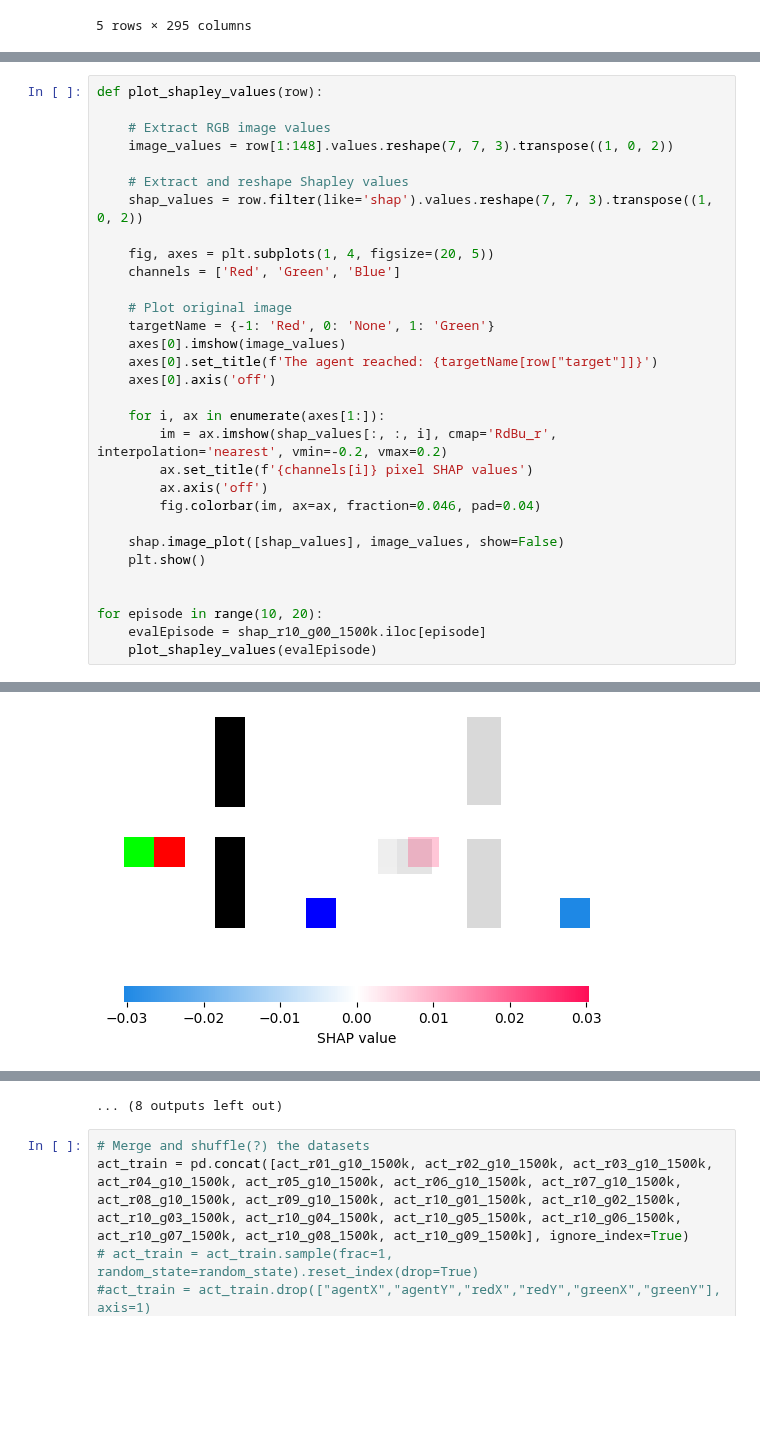
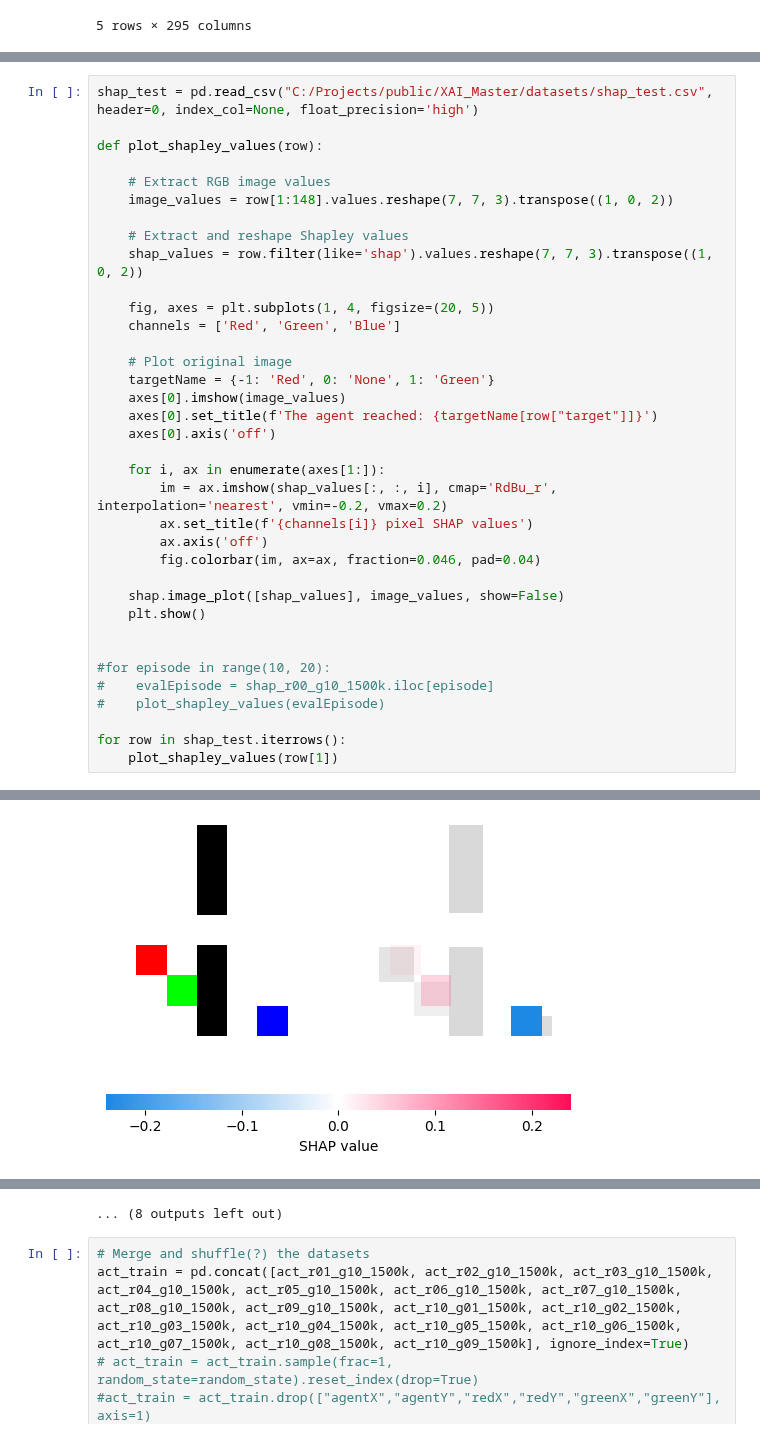
Before and after one commit to gunhamn/public, a Jupyter notebook: XAI_Master/Evaluate_datapoints.ipynb, the cells around one changed output, grey strips where cells are left out. Drawn from its saved outputs; the diff is of its cells as text; blank space fills up the shorter version.

Commit message:
Implemented shap background data creator

```diff
--- a/XAI_Master/Evaluate_datapoints.ipynb
+++ b/XAI_Master/Evaluate_datapoints.ipynb
@@ -126,6 +126,8 @@ print(shap_r10_g00_1500k[shap_r10_g00_1500k['target'] == 0])
 
 [8 rows x 295 columns]
 # %%
+shap_test = pd.read_csv("C:/Projects/public/XAI_Master/datasets/shap_test.csv", header=0, index_col=None, float_precision='high')
+
 def plot_shapley_values(row):
 
     # Extract RGB image values
@@ -153,7 +155,10 @@ def plot_shapley_values(row):
     plt.show()
 
 
-for episode in range(10, 20):
-    evalEpisode = shap_r10_g00_1500k.iloc[episode]
-    plot_shapley_values(evalEpisode)
+#for episode in range(10, 20):
+#    evalEpisode = shap_r00_g10_1500k.iloc[episode]
+#    plot_shapley_values(evalEpisode)
+
+for row in shap_test.iterrows():
+    plot_shapley_values(row[1])
 # %% [output]
@@ -161 +166 @@ for episode in range(10, 20):
-[figure, old version]
+[figure, new version]
```
Also changed, not shown: parts of 1 cell of this notebook, 5 other files.
